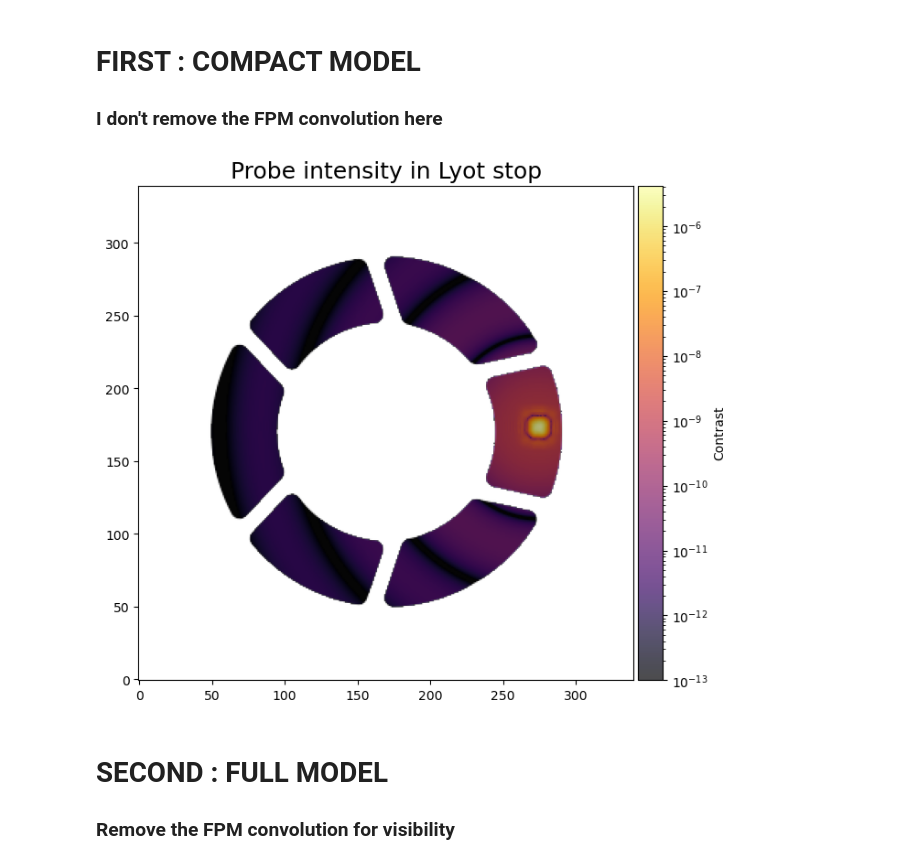
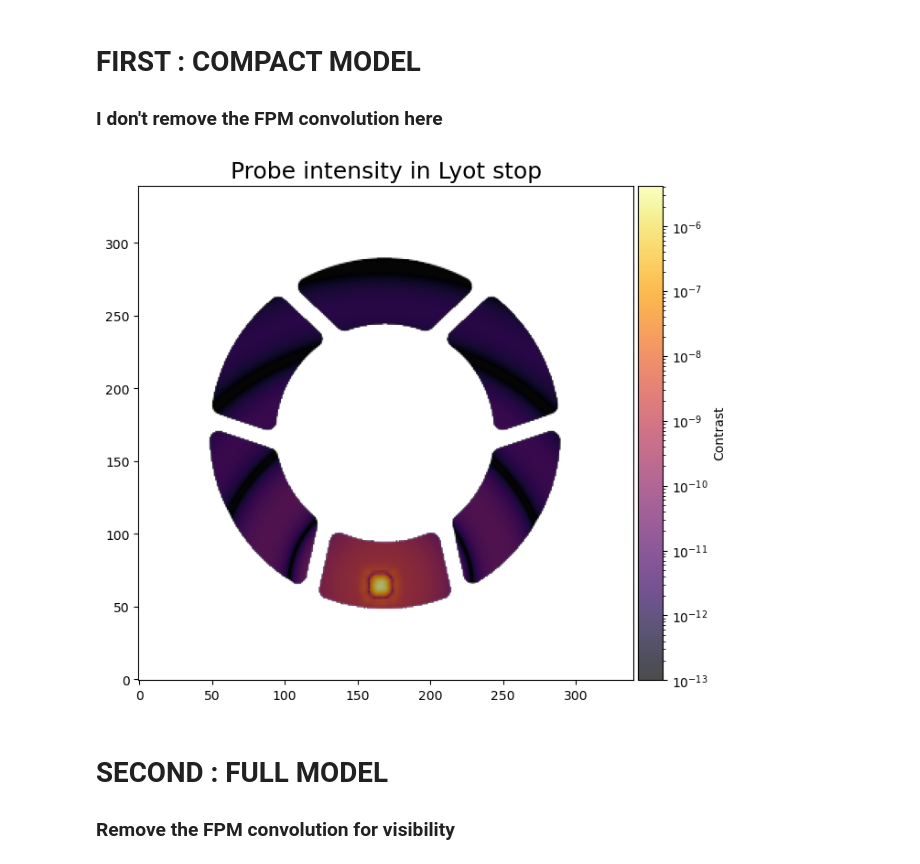
Before and after one commit to roman-corgi/corgihowfsc, a Jupyter notebook: sandbox/ldel/probes_to_lyot_test.ipynb, the cells around one changed output. Drawn from its saved outputs; the diff is of its cells as text; code cells hidden in the pictures.

```diff
--- a/sandbox/ldel/probes_to_lyot_test.ipynb
+++ b/sandbox/ldel/probes_to_lyot_test.ipynb
@@ -71,44 +71,47 @@ E_lyot_total = sl.proptolyot(edm0_probe)
 # Delta_E to isolate probe impact
 Delta_E = E_lyot_total - E_lyot_ref
 I_probe = np.abs(Delta_E)**2
+I_probe = np.fliplr(I_probe)
+I_probe = np.rot90(I_probe, k=3)
 
 # Plotting
 def add_colorbar(ax, im, label):
     divider = make_axes_locatable(ax)
     cax = divider.append_axes("right", size="5%", pad=0.05)
     cbar = plt.colorbar(im, cax=cax)
     cbar.set_label(label)
 
     return cbar
 
 fig, ax = plt.subplots(figsize=(8, 6), constrained_layout=True)
 
 # E_field probe > I
-data_probe = I_probe
-vmin_probe = max(1e-13, data_probe.max() * 1e-8)
-vmax_probe = data_probe.max()
+
+vmin_probe = max(1e-13, I_probe.max() * 1e-8)
+vmax_probe = I_probe.max()
 
 # Plotting
 ax.set_title(r"Probe intensity in Lyot stop",  fontsize = 18)
 
 # Display
-lyot_mask_fits = lyot_mask_fits
+lyot_mask_fits = np.fliplr(lyot_mask_fits)
+lyot_mask_fits = np.rot90(lyot_mask_fits, k=3)
 
 ax.imshow(lyot_mask_fits, origin='lower', cmap='gray_r', alpha=1.0) # gray_r so mask is dark
 
 if vmax_probe > 0:
     # Mask low values for cleaner overlay
-    probe_masked = np.ma.masked_where(data_probe < vmin_probe, data_probe)
+    probe_masked = np.ma.masked_where(I_probe < vmin_probe, I_probe)
 
     im3 = ax.imshow(probe_masked, origin='lower', cmap='inferno',
                          norm=LogNorm(vmin=vmin_probe, vmax=vmax_probe), alpha=0.7)
     add_colorbar(ax, im3, "Contrast")
 
 # Save and Show
 plt.savefig("test_lyot_compact_model.png", dpi=300)
 plt.show()
 # %% [output]
-[figure, old version]
+[figure, new version]
 # %% [markdown]
 # SECOND : FULL MODEL
 ### Remove the FPM convolution for visibility
```
Also changed, not shown: parts of 4 cells of this notebook.
